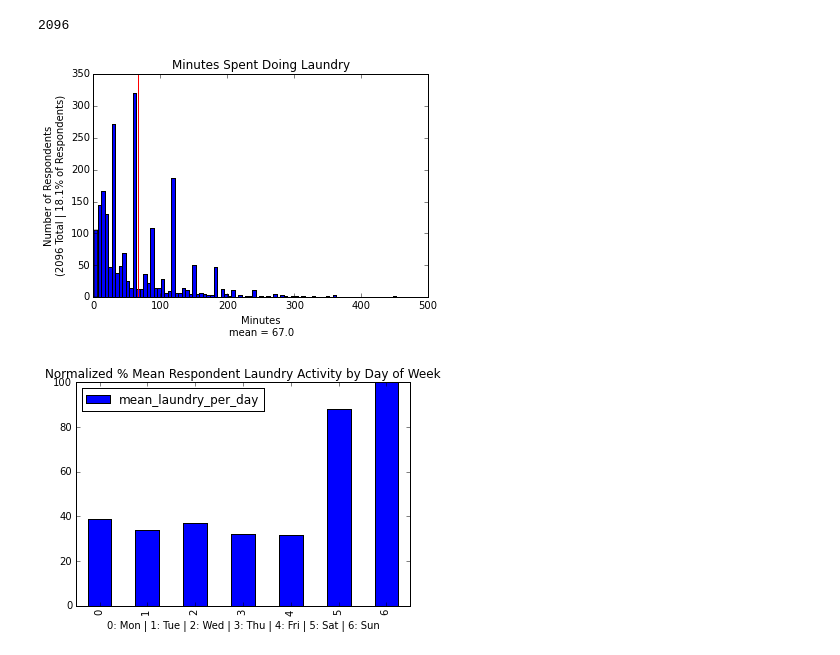
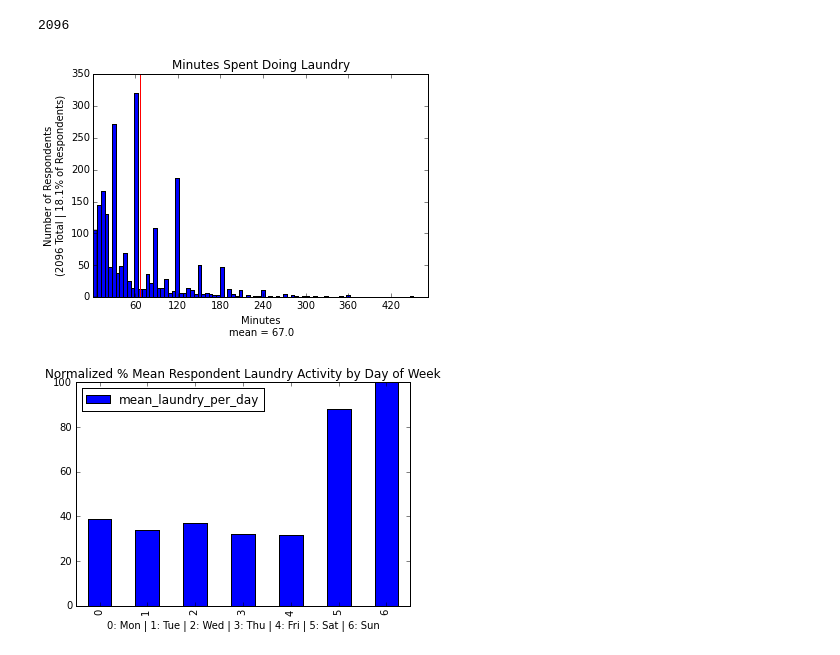
Before and after one commit to ahartz1/atus-analysis, a Jupyter notebook: atus-analysis.ipynb, the cells around one changed output. Saved outputs shown, nothing was run; the diff lists cells and outputs as text; code cells hidden in the pictures.

```diff
--- a/atus-analysis.ipynb
+++ b/atus-analysis.ipynb
@@ -114,14 +114,15 @@ len(laundry['TUCASEID'].unique())
 # %%
 laundry['t020102'].plot(kind='hist', bins=90,
                         title='Minutes Spent Doing Laundry')
 plt.xlabel('Minutes\nmean = {:.1f}'.format(laundry_mean))
 plt.ylabel('Number of Respondents\n({} Total | {:.1f}% of Respondents)'.format(len(laundry),
                                                                           (len(laundry)*100/len(summary))))
 ymin, ymax = plt.ylim()
+plt.xticks(range(0, 480, 60))
 plt.vlines(laundry_mean, 0, ymax, color='red')
 plt.show()
 # %% [output]
-[figure, old version]
+[figure, new version]
 # %%
 laundry_dow = pd.merge(resp[['TUCASEID', 'TUDIARYDATE']], laundry)
 laundry_dow.index = laundry_dow['TUDIARYDATE']
```
Also changed, not shown: parts of 4 cells of this notebook.
